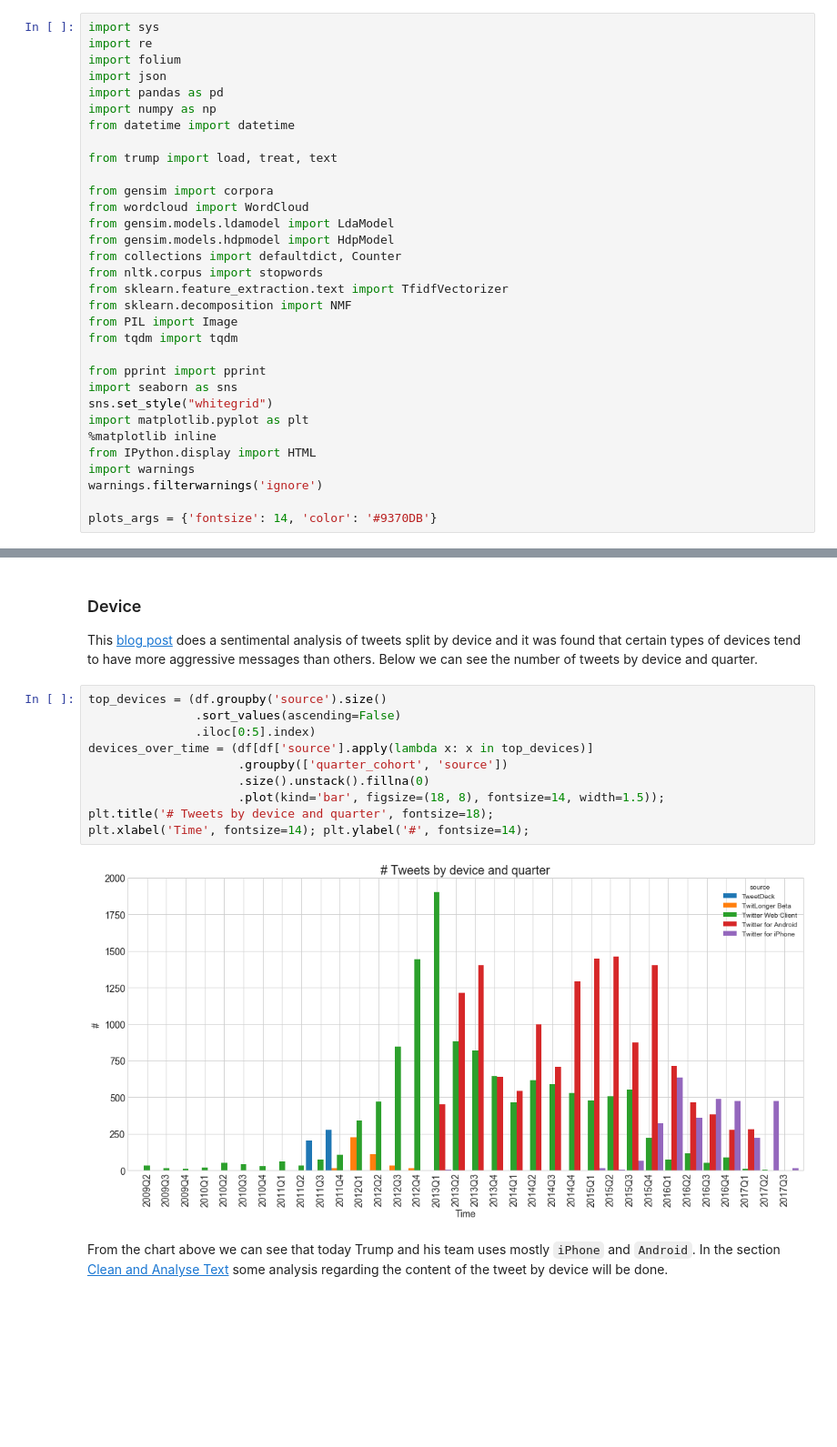
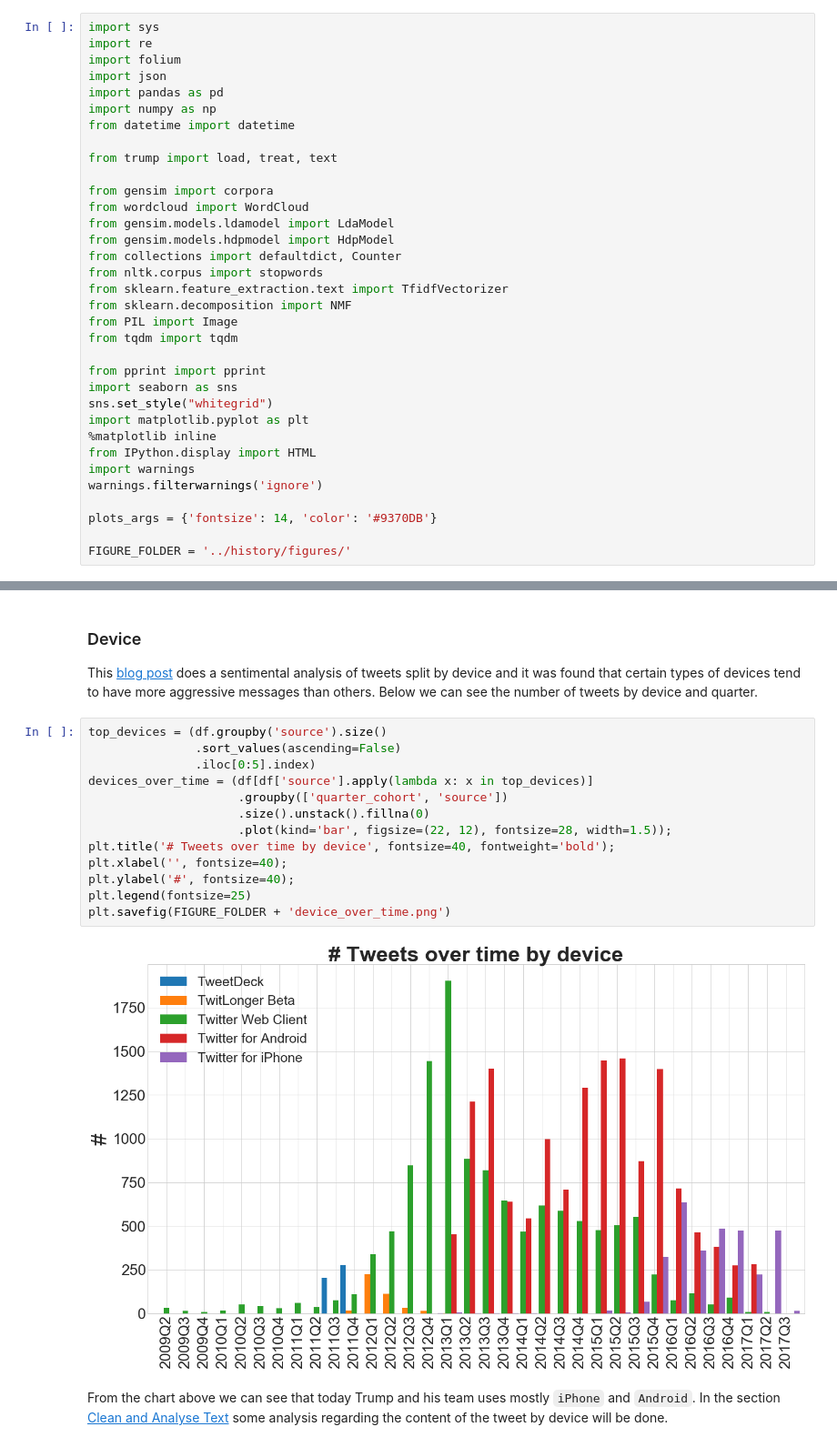
Before and after one commit to atulkumarin/project, a Jupyter notebook: analysis/Project-MileStone2-Updated.ipynb, the cells around one changed output, grey strips where cells are left out. Shown at 91% size. Cells and saved outputs as stored; diff of their text form; blank space fills up the shorter version.

Commit message:
plots for history

```diff
--- a/analysis/Project-MileStone2-Updated.ipynb
+++ b/analysis/Project-MileStone2-Updated.ipynb
@@ -46,4 +46,6 @@ import warnings
 warnings.filterwarnings('ignore')
 
 plots_args = {'fontsize': 14, 'color': '#9370DB'}
+
+FIGURE_FOLDER = '../history/figures/'
 # %% [output]
@@ -239,15 +246,18 @@ This [blog post](http://varianceexplained.org/r/trump-tweets/) does a sentimenta
 # %%
 top_devices = (df.groupby('source').size()
                .sort_values(ascending=False)
                .iloc[0:5].index)
 devices_over_time = (df[df['source'].apply(lambda x: x in top_devices)]
                      .groupby(['quarter_cohort', 'source'])
                      .size().unstack().fillna(0)
-                     .plot(kind='bar', figsize=(18, 8), fontsize=14, width=1.5));
-plt.title('# Tweets by device and quarter', fontsize=18);
-plt.xlabel('Time', fontsize=14); plt.ylabel('#', fontsize=14);
+                     .plot(kind='bar', figsize=(22, 12), fontsize=28, width=1.5));
+plt.title('# Tweets over time by device', fontsize=40, fontweight='bold');
+plt.xlabel('', fontsize=40);
+plt.ylabel('#', fontsize=40);
+plt.legend(fontsize=25)
+plt.savefig(FIGURE_FOLDER + 'device_over_time.png')
 # %% [output]
-[figure, old version]
+[figure, new version]
 # %% [markdown]
 From the chart above we can see that today Trump and his team uses mostly `iPhone` and `Android`. In the section [Clean and Analyse Text](#Clean-and-Analyse-Text) some analysis regarding the content of the tweet by device will be done.
 # %% [markdown]
```
Also changed, not shown: parts of 5 cells of this notebook, 7 other files.
